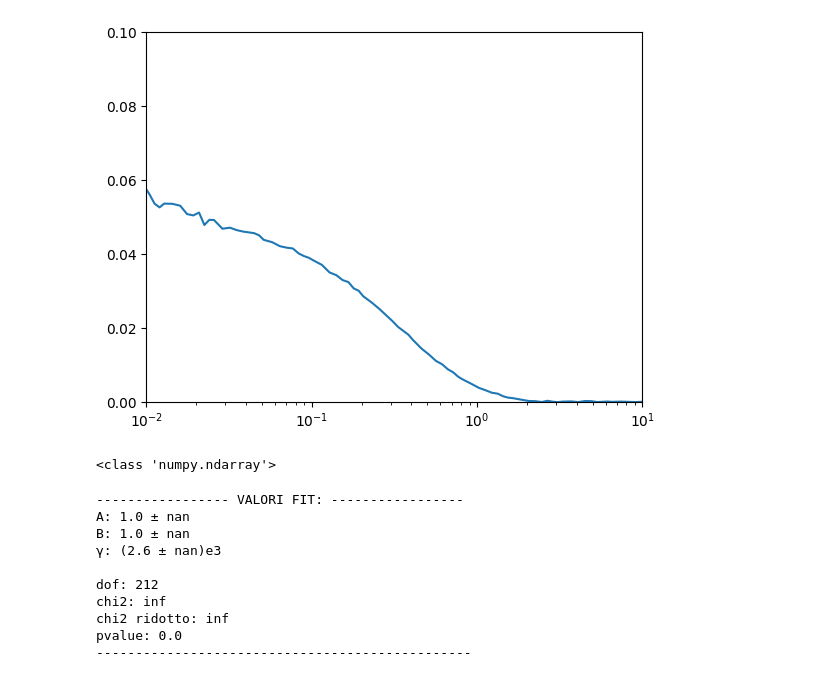
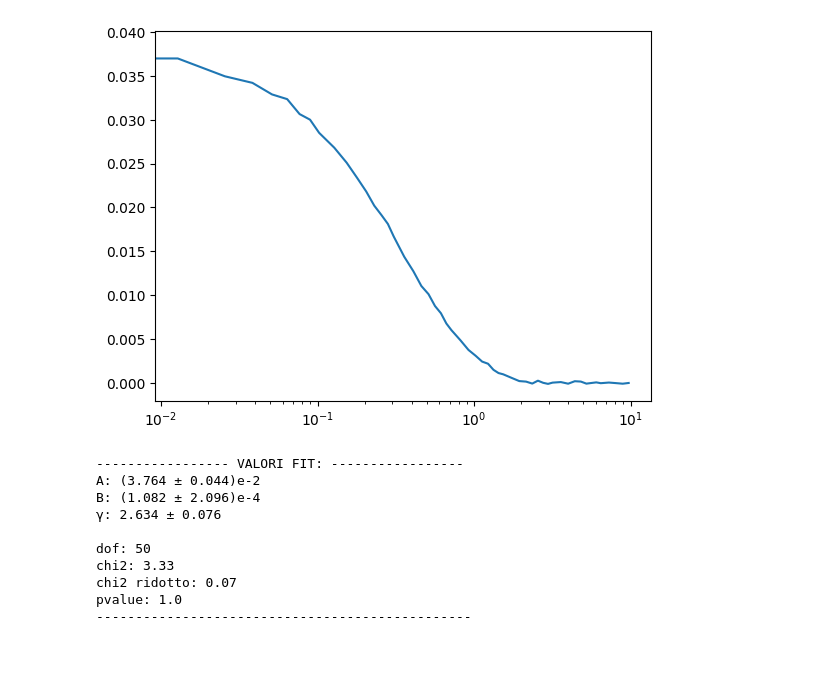
Before and after one commit to chiara22codini/LaboratorioBiofisica, a Jupyter notebook: SCATTERING/fit_90.ipynb, the cells around one changed output. Drawn from its saved outputs; the diff is of its cells as text; code cells hidden in the pictures.

Commit message:
collected data

```diff
--- a/SCATTERING/fit_90.ipynb
+++ b/SCATTERING/fit_90.ipynb
@@ -14,0 +8,3 @@ data.head()
+# %%
+selected_data = data[(data[0] >= 0.1) & (data[0] <= 10)]
+selected_data.head()
@@ -15,18 +18,19 @@ data.head()
 # %%
-x = data[0]
-y = data[1]
+x = selected_data[0]
+y = selected_data[1]
 
 y = np.array(y)
 x = np.array(x)
+x = x - min(x)
 
 
 plt.plot(x,y)
 plt.xscale('log')
-plt.xlim(0.01,10)
-plt.ylim(0,0.1)
+# plt.xlim(0.01,10)
+# plt.ylim(0,0.1)
 plt.show()
 # %% [output]
-[figure, old version]
+[figure, new version]
 # %%
 import plotly.express as px
 import plotly.graph_objects as go
@@ -46,26 +58,21 @@ fig.update_layout(
 fig.show()
-# %%
-print(type(np.array(y)))
-# %% [output]
-<class 'numpy.ndarray'>
 # %%
 from labbiofisica import Interpolazione
 
 def f (x, a, b, γ):
-    return a*np.exp(γ*x)+b
+    return a*np.exp(-γ*x)+b
 
-simgaY = np.float64(1)
-
-m = Interpolazione(x,y,simgaY,f,guess=[1.0,1.0,2600.0],names=['A','B','γ'])
+simgaY = np.float64(0.001)
+m = Interpolazione(x,y,simgaY,f,guess=[0.04,-0.001,2.7],names=['A','B','γ'])
 print(m)
 # %% [output]
 ----------------- VALORI FIT: -----------------
-A: 1.0 ± nan
-B: 1.0 ± nan
-γ: (2.6 ± nan)e3
+A: (3.764 ± 0.044)e-2
+B: (1.082 ± 2.096)e-4
+γ: 2.634 ± 0.076
 
-dof: 212
-chi2: inf
-chi2 ridotto: inf
-pvalue: 0.0
+dof: 50
+chi2: 3.33
+chi2 ridotto: 0.07
+pvalue: 1.0
 ------------------------------------------------
```
Also changed, not shown: parts of 4 cells of this notebook, 12 other files.
